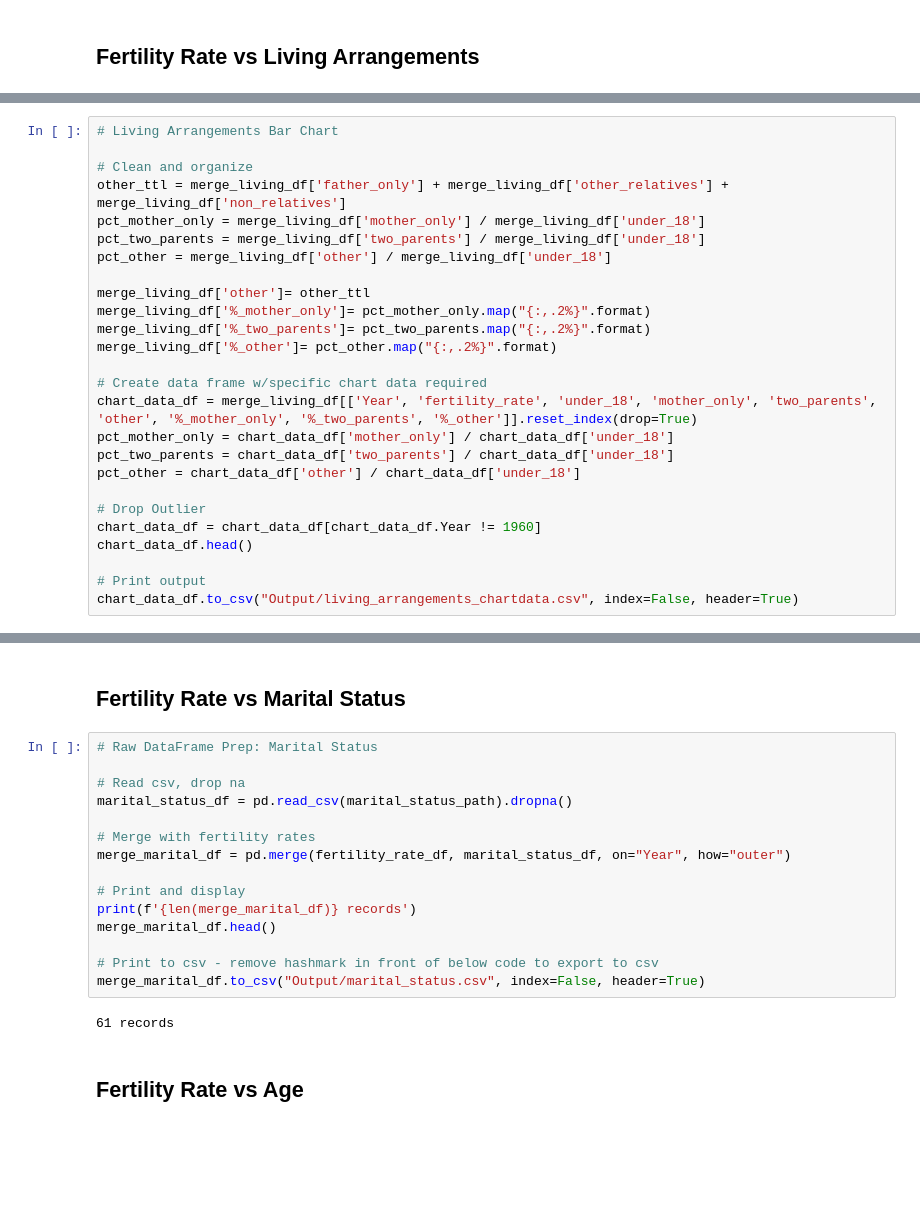
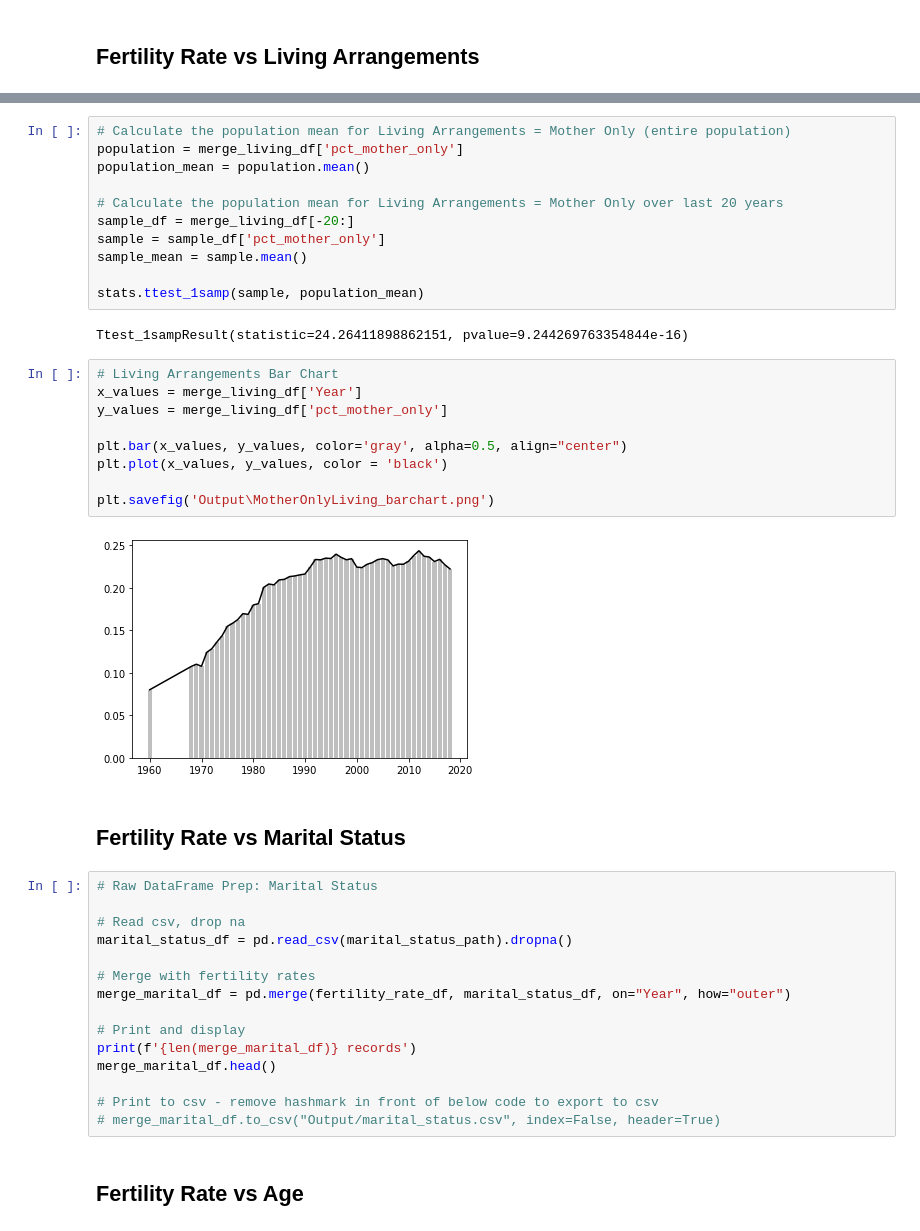
Before and after one commit to vlee2020/UCI-Project1-Group5, a Jupyter notebook: team5.ipynb, the cells around one changed output, grey strips where cells are left out. Drawn from its saved outputs; the diff is of its cells as text; blank space fills up the shorter version.

```diff
--- a/team5.ipynb
+++ b/team5.ipynb
@@ -55,26 +87,0 @@ print(f'{len(merge_living_df)} records')
-# %%
-# Living Arrangements Bar Chart
-
-# Clean and organize
-other_ttl = merge_living_df['father_only'] + merge_living_df['other_relatives'] + merge_living_df['non_relatives']
-pct_mother_only = merge_living_df['mother_only'] / merge_living_df['under_18']
-pct_two_parents = merge_living_df['two_parents'] / merge_living_df['under_18']
-pct_other = merge_living_df['other'] / merge_living_df['under_18']
-
-merge_living_df['other']= other_ttl
-merge_living_df['%_mother_only']= pct_mother_only.map("{:,.2%}".format)
-merge_living_df['%_two_parents']= pct_two_parents.map("{:,.2%}".format)
-merge_living_df['%_other']= pct_other.map("{:,.2%}".format)
-
-# Create data frame w/specific chart data required
-chart_data_df = merge_living_df[['Year', 'fertility_rate', 'under_18', 'mother_only', 'two_parents', 'other', '%_mother_only', '%_two_parents', '%_other']].reset_index(drop=True)
-pct_mother_only = chart_data_df['mother_only'] / chart_data_df['under_18']
-pct_two_parents = chart_data_df['two_parents'] / chart_data_df['under_18']
-pct_other = chart_data_df['other'] / chart_data_df['under_18']
-
-# Drop Outlier
-chart_data_df = chart_data_df[chart_data_df.Year != 1960]
-chart_data_df.head()
-
-# Print output
-chart_data_df.to_csv("Output/living_arrangements_chartdata.csv", index=False, header=True)
@@ -109,3 +137,27 @@ plt.show()
+# %%
+# Calculate the population mean for Living Arrangements = Mother Only (entire population)
+population = merge_living_df['pct_mother_only']
+population_mean = population.mean()
+
+# Calculate the population mean for Living Arrangements = Mother Only over last 20 years
+sample_df = merge_living_df[-20:]
+sample = sample_df['pct_mother_only']
+sample_mean = sample.mean()
+
+stats.ttest_1samp(sample, population_mean)
+# %% [output]
+Ttest_1sampResult(statistic=24.26411898862151, pvalue=9.244269763354844e-16)
+# %%
+# Living Arrangements Bar Chart
+x_values = merge_living_df['Year']
+y_values = merge_living_df['pct_mother_only']
+
+plt.bar(x_values, y_values, color='gray', alpha=0.5, align="center")
+plt.plot(x_values, y_values, color = 'black')
+
+plt.savefig('Output\MotherOnlyLiving_barchart.png')
+# %% [output]
+[figure, added]
 # %% [markdown]
 ## Fertility Rate vs Marital Status
 # %%
@@ -122,9 +174,7 @@ print(f'{len(merge_marital_df)} records')
 merge_marital_df.head()
 
 # Print to csv - remove hashmark in front of below code to export to csv
-merge_marital_df.to_csv("Output/marital_status.csv", index=False, header=True)
+# merge_marital_df.to_csv("Output/marital_status.csv", index=False, header=True)
-# %% [output]
-61 records
 # %% [markdown]
 ## Fertility Rate vs Age
 # %%
```
Also changed, not shown: parts of 10 cells of this notebook.
